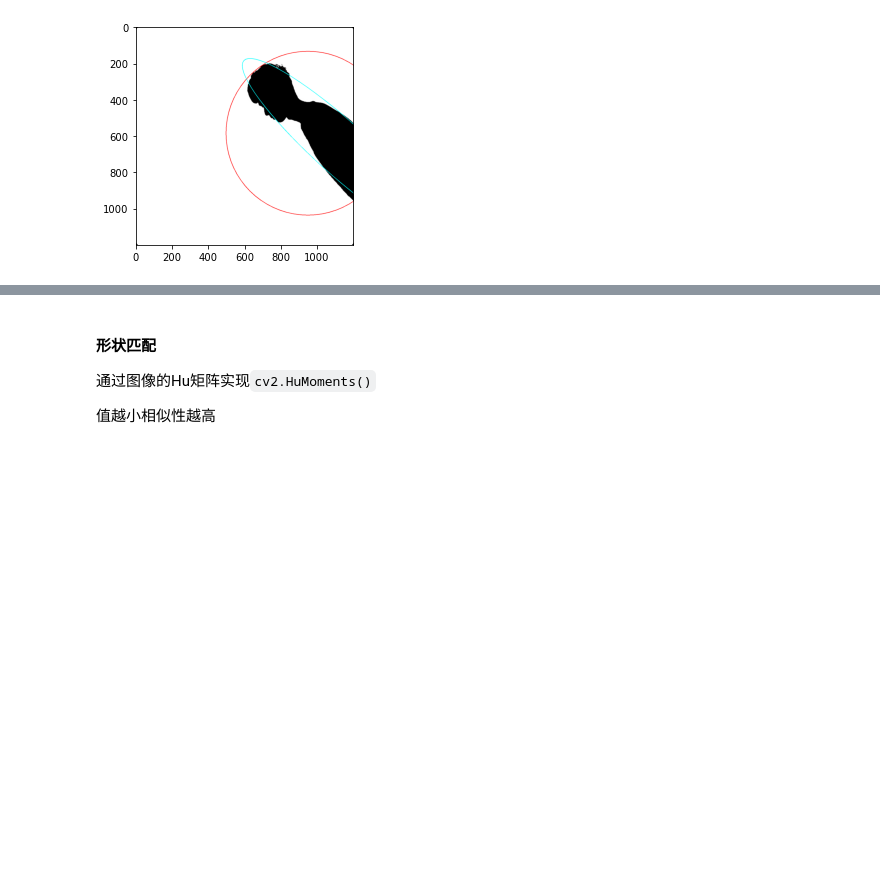
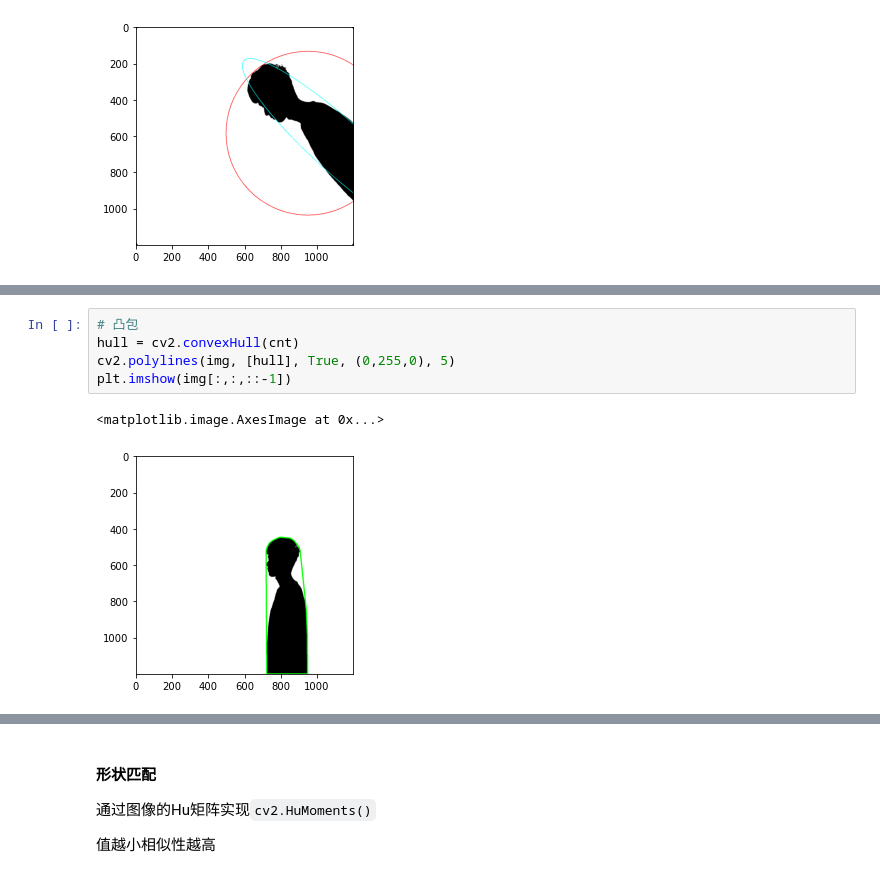
Before and after one commit to doubleZ0108/Computer-Vision-PKU, a Jupyter notebook: docs/opencv/opencv-study.ipynb, the cells around one changed output, grey strips where cells are left out. Drawn from its saved outputs; the diff is of its cells as text; blank space fills up the shorter version.

```diff
--- a/docs/opencv/opencv-study.ipynb
+++ b/docs/opencv/opencv-study.ipynb
@@ -709,0 +727,8 @@ plt.imshow(img[:,:,::-1])
+# %%
+# 凸包
+hull = cv2.convexHull(cnt)
+cv2.polylines(img, [hull], True, (0,255,0), 5)
+plt.imshow(img[:,:,::-1])
+# %% [output]
+<matplotlib.image.AxesImage at 0x...>
+[figure, added]
```
Also changed, not shown: parts of 2 cells of this notebook.
